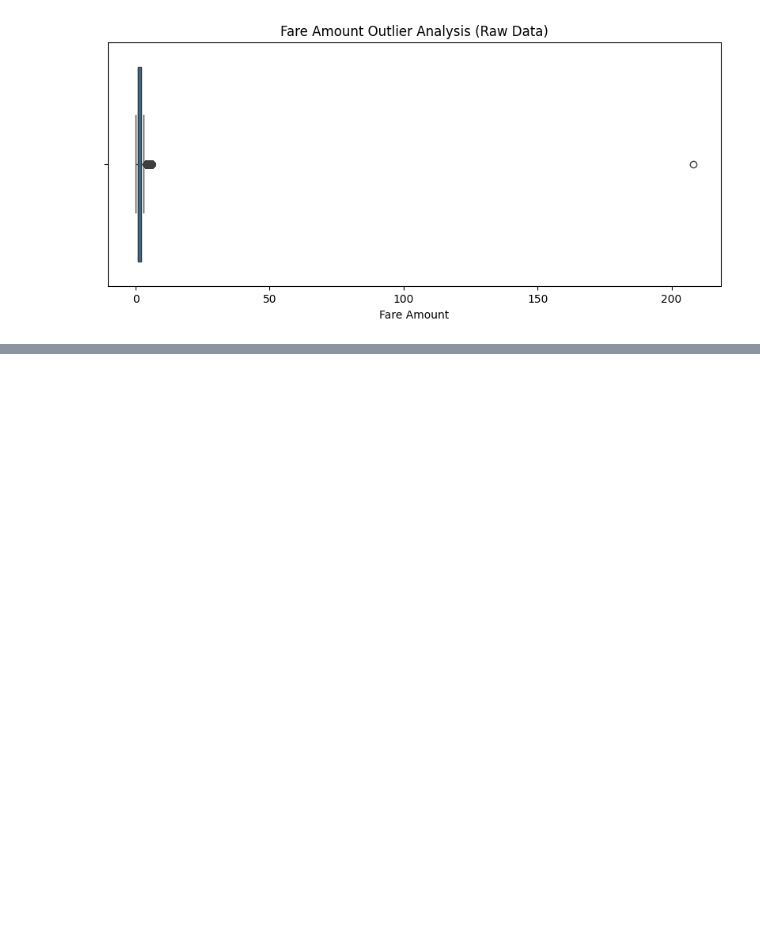
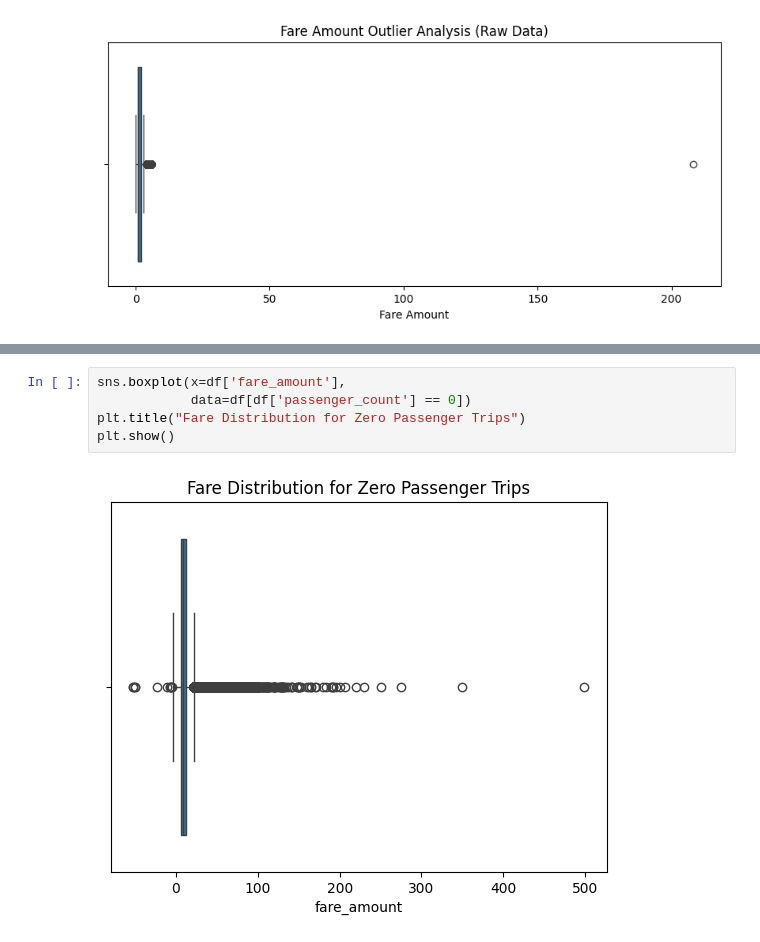
Before and after one commit to 23f3003549/ML-Internship-2026, a Jupyter notebook: notebooks/week1/uber_case_study.ipynb, the cells around one changed output, grey strips where cells are left out. Saved outputs shown, nothing was run; the diff lists cells and outputs as text; blank space fills up the shorter version.

```diff
--- a/notebooks/week1/uber_case_study.ipynb
+++ b/notebooks/week1/uber_case_study.ipynb
@@ -433,0 +460,7 @@ plt.show()
+# %%
+sns.boxplot(x=df['fare_amount'],
+            data=df[df['passenger_count'] == 0])
+plt.title("Fare Distribution for Zero Passenger Trips")
+plt.show()
+# %% [output]
+[figure, added]
```
Also changed, not shown: parts of 5 cells of this notebook.
